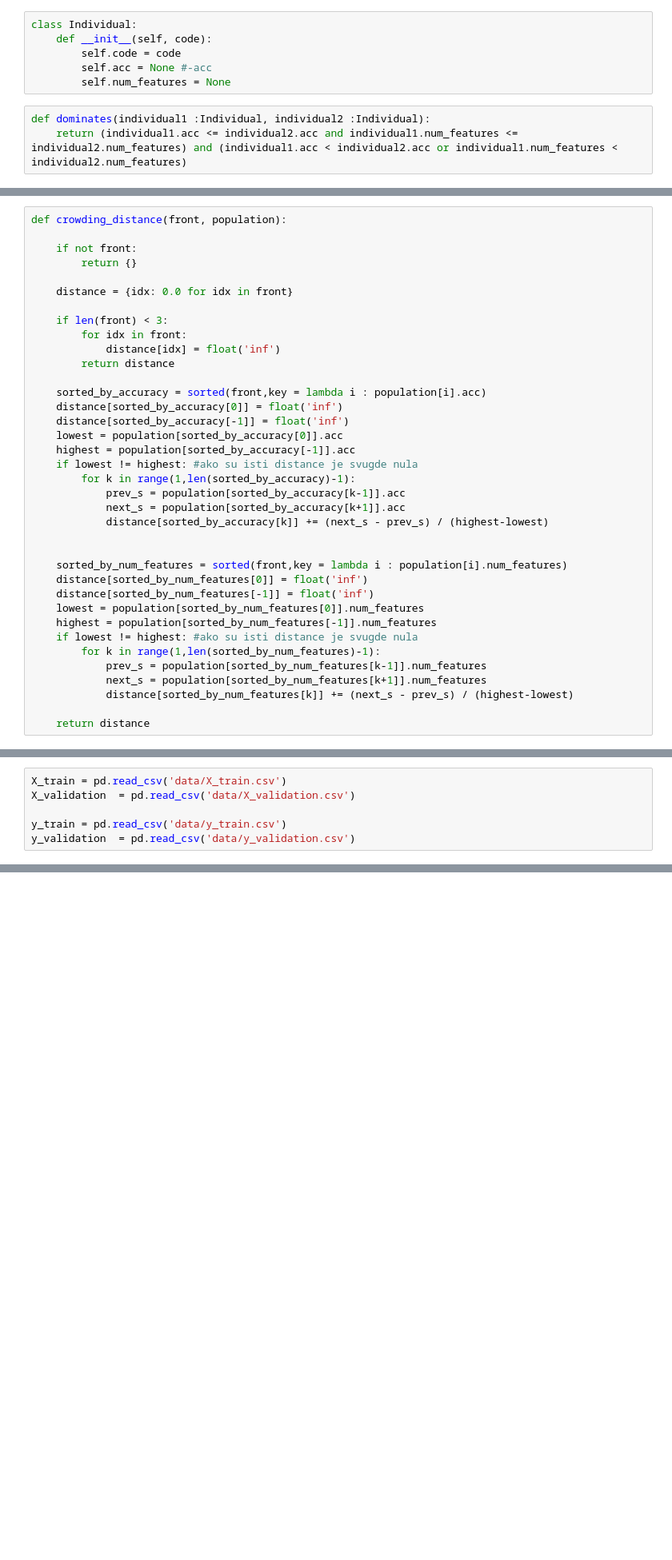
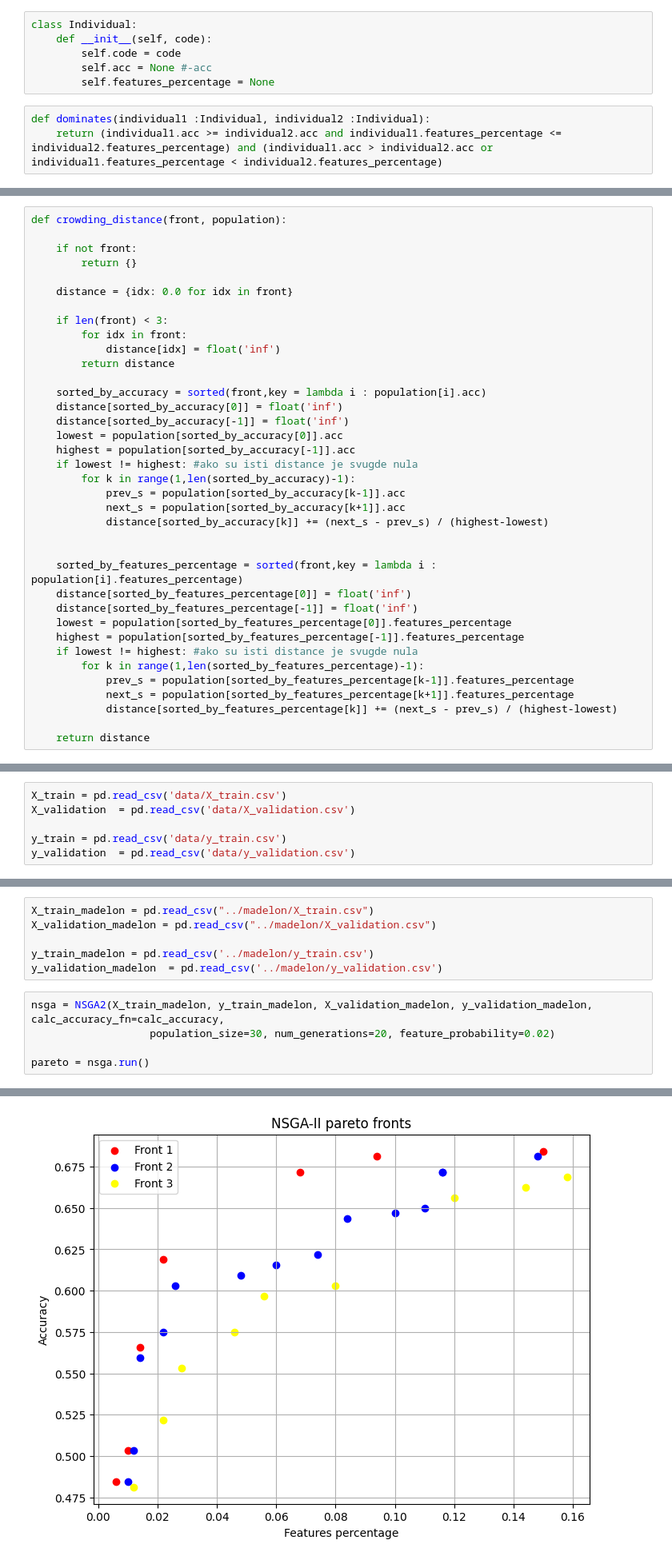
Before and after one commit to darijaeremija/metaheuristic_for_feature_selection, a Jupyter notebook: src/NSGA2.ipynb, the cells around one changed output, grey strips where cells are left out. Shown at 80% size. Saved outputs shown, nothing was run; the diff lists cells and outputs as text; blank space fills up the shorter version.

Commit message:
Add plot_fronts function for visualisation of pareto fronts

```diff
--- a/src/NSGA2.ipynb
+++ b/src/NSGA2.ipynb
@@ -14,10 +14,10 @@ class Individual:
     def __init__(self, code):
         self.code = code
         self.acc = None #-acc
-        self.num_features = None
+        self.features_percentage = None
 # %%
 def dominates(individual1 :Individual, individual2 :Individual):
-    return (individual1.acc <= individual2.acc and individual1.num_features <= individual2.num_features) and (individual1.acc < individual2.acc or individual1.num_features < individual2.num_features)
+    return (individual1.acc >= individual2.acc and individual1.features_percentage <= individual2.features_percentage) and (individual1.acc > individual2.acc or individual1.features_percentage < individual2.features_percentage)
 # %%
 def nondominated_sort(population):
     n = len(population)
@@ -75,16 +75,16 @@ def crowding_distance(front, population):
             distance[sorted_by_accuracy[k]] += (next_s - prev_s) / (highest-lowest)
 
 
-    sorted_by_num_features = sorted(front,key = lambda i : population[i].num_features)
-    distance[sorted_by_num_features[0]] = float('inf')
-    distance[sorted_by_num_features[-1]] = float('inf')
-    lowest = population[sorted_by_num_features[0]].num_features
-    highest = population[sorted_by_num_features[-1]].num_features
+    sorted_by_features_percentage = sorted(front,key = lambda i : population[i].features_percentage)
+    distance[sorted_by_features_percentage[0]] = float('inf')
+    distance[sorted_by_features_percentage[-1]] = float('inf')
+    lowest = population[sorted_by_features_percentage[0]].features_percentage
+    highest = population[sorted_by_features_percentage[-1]].features_percentage
     if lowest != highest: #ako su isti distance je svugde nula
-        for k in range(1,len(sorted_by_num_features)-1):
-            prev_s = population[sorted_by_num_features[k-1]].num_features
-            next_s = population[sorted_by_num_features[k+1]].num_features
-            distance[sorted_by_num_features[k]] += (next_s - prev_s) / (highest-lowest)
+        for k in range(1,len(sorted_by_features_percentage)-1):
+            prev_s = population[sorted_by_features_percentage[k-1]].features_percentage
+            next_s = population[sorted_by_features_percentage[k+1]].features_percentage
+            distance[sorted_by_features_percentage[k]] += (next_s - prev_s) / (highest-lowest)
 
     return distance
 # %%
@@ -222,0 +246,12 @@ pareto = nsga.run()
+# %%
+X_train_madelon = pd.read_csv("../madelon/X_train.csv")
+X_validation_madelon = pd.read_csv("../madelon/X_validation.csv")
+
+y_train_madelon = pd.read_csv('../madelon/y_train.csv')
+y_validation_madelon  = pd.read_csv('../madelon/y_validation.csv')
+# %%
+nsga = NSGA2(X_train_madelon, y_train_madelon, X_validation_madelon, y_validation_madelon, calc_accuracy_fn=calc_accuracy,
+                   population_size=30, num_generations=20, feature_probability=0.02)
+
+pareto = nsga.run()
+# %% [output]
@@ -222,0 +265 @@ pareto = nsga.run()
+[figure, added]
```
Also changed, not shown: parts of 8 cells of this notebook.
